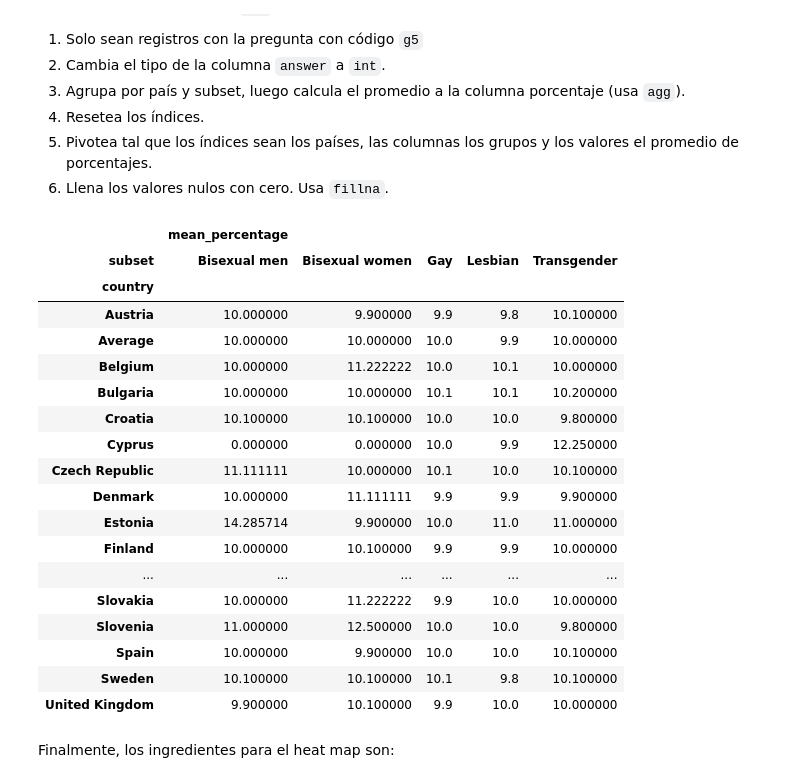
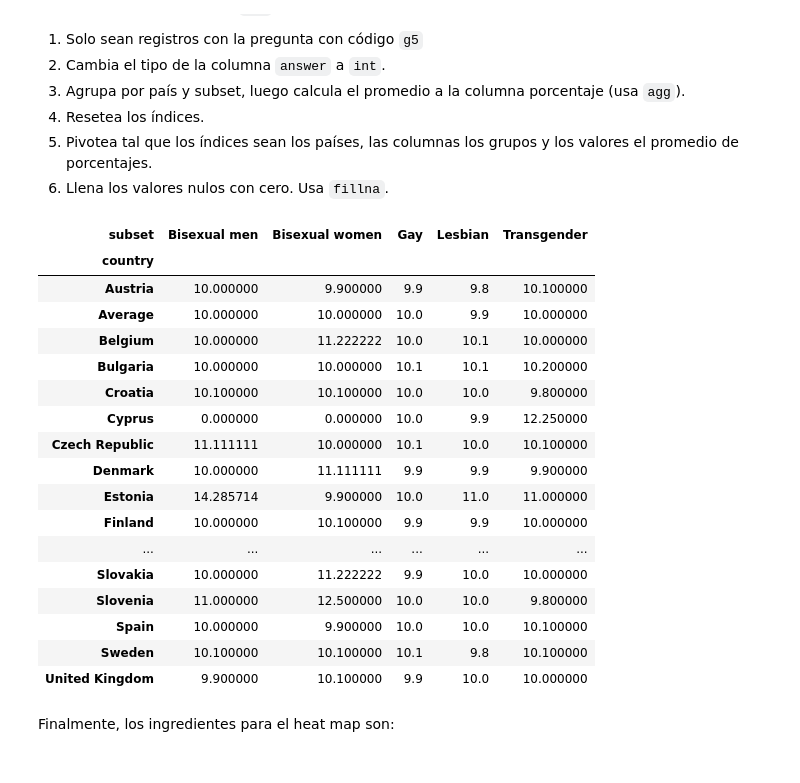
Before and after one commit to CarlosGuerraD/mat281_portfolio, a Jupyter notebook: labs/lab05.ipynb, the cells around one changed output. Saved outputs shown, nothing was run; the diff lists cells and outputs as text; code cells hidden in the pictures.

```diff
--- a/labs/lab05.ipynb
+++ b/labs/lab05.ipynb
@@ -421,13 +418,11 @@ def reindex(df):
 # %%
 df3 = (daily_life.query("question_code == 'g5'").astype({"answer": int})
     .groupby(["country","subset"])
-    .agg(mean_percentage=("percentage","mean"))
+    .agg({"percentage":"mean"})
     .reset_index()
-    ).pivot_table(index="country", columns="subset")
-df3=df3.fillna(0)
+    .pivot_table(index="country", columns="subset",values="percentage",aggfunc="max")).fillna(0)
 df3
 # %% [output]
-|  | mean_percentage |  |  |  |  |
 | subset | Bisexual men | Bisexual women | Gay | Lesbian | Transgender |
 | country |  |  |  |  |  |
 | Austria | 10.000000 | 9.900000 | 9.9 | 9.8 | 10.100000 |
```
Also changed, not shown: parts of 4 cells of this notebook.
